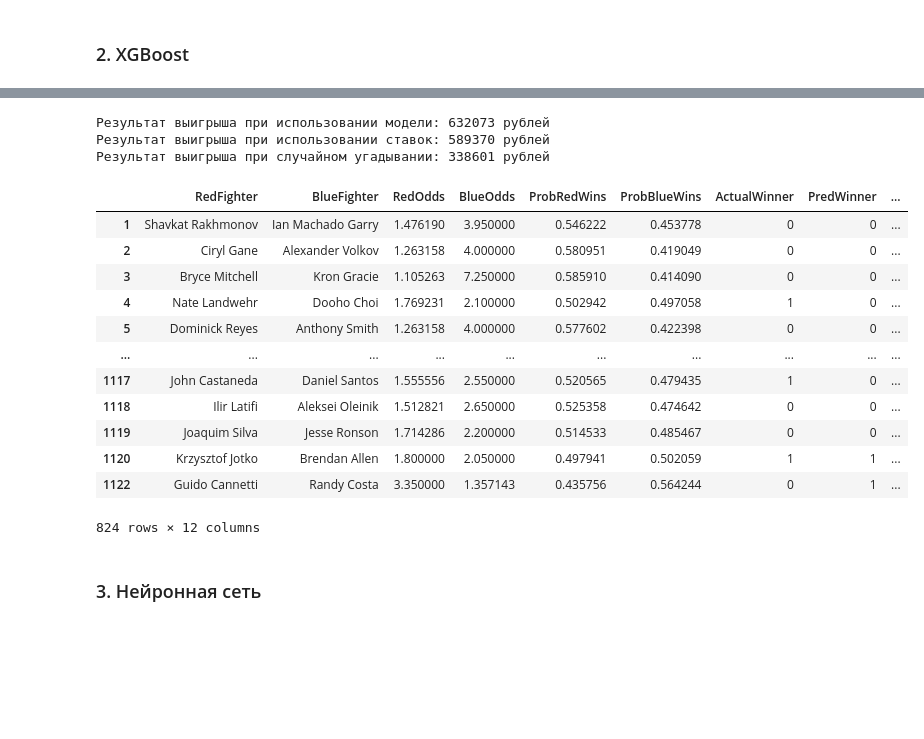
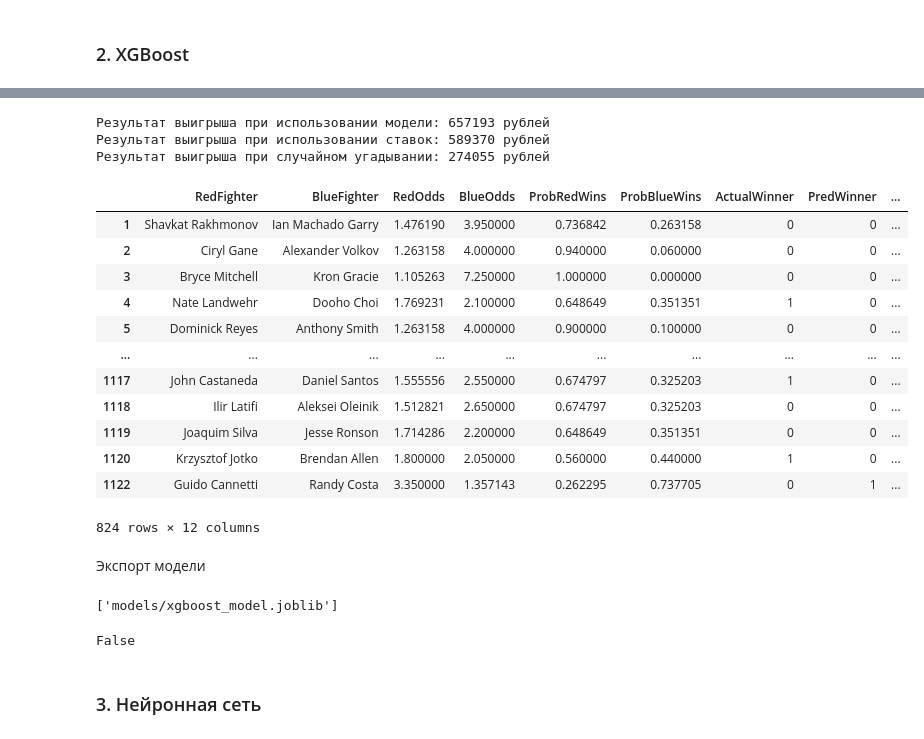
Before and after one commit to IlyaPhil/UFC-predictor, a Jupyter notebook: models.ipynb, the cells around one changed output, grey strips where cells are left out. Drawn from its saved outputs; the diff is of its cells as text; code cells hidden in the pictures; blank space fills up the shorter version.

```diff
--- a/models.ipynb
+++ b/models.ipynb
@@ -384,19 +405,27 @@ weighted avg       0.71      0.72      0.71       824
-# %%
-display_business_metrics(y_proba)
-# %% [output]
-Результат выигрыша при использовании модели: 632073 рублей
-Результат выигрыша при использовании ставок: 589370 рублей
-Результат выигрыша при случайном угадывании: 338601 рублей
-|  | RedFighter | BlueFighter | RedOdds | BlueOdds | ProbRedWins | ProbBlueWins | ActualWinner | PredWinner | ... |
-| 1 | Shavkat Rakhmonov | Ian Machado Garry | 1.476190 | 3.950000 | 0.546222 | 0.453778 | 0 | 0 | ... |
-| 2 | Ciryl Gane | Alexander Volkov | 1.263158 | 4.000000 | 0.580951 | 0.419049 | 0 | 0 | ... |
-| 3 | Bryce Mitchell | Kron Gracie | 1.105263 | 7.250000 | 0.585910 | 0.414090 | 0 | 0 | ... |
-| 4 | Nate Landwehr | Dooho Choi | 1.769231 | 2.100000 | 0.502942 | 0.497058 | 1 | 0 | ... |
-| 5 | Dominick Reyes | Anthony Smith | 1.263158 | 4.000000 | 0.577602 | 0.422398 | 0 | 0 | ... |
-| ... | ... | ... | ... | ... | ... | ... | ... | ... | ... |
-| 1117 | John Castaneda | Daniel Santos | 1.555556 | 2.550000 | 0.520565 | 0.479435 | 1 | 0 | ... |
-| 1118 | Ilir Latifi | Aleksei Oleinik | 1.512821 | 2.650000 | 0.525358 | 0.474642 | 0 | 0 | ... |
-| 1119 | Joaquim Silva | Jesse Ronson | 1.714286 | 2.200000 | 0.514533 | 0.485467 | 0 | 0 | ... |
-| 1120 | Krzysztof Jotko | Brendan Allen | 1.800000 | 2.050000 | 0.497941 | 0.502059 | 1 | 1 | ... |
-| 1122 | Guido Cannetti | Randy Costa | 3.350000 | 1.357143 | 0.435756 | 0.564244 | 0 | 1 | ... |
-824 rows × 12 columns
+# %%
+# display_business_metrics(y_proba)
+display_business_metrics(xgboost_calibrated['proba'])
+# %% [output]
+Результат выигрыша при использовании модели: 657193 рублей
+Результат выигрыша при использовании ставок: 589370 рублей
+Результат выигрыша при случайном угадывании: 274055 рублей
+|  | RedFighter | BlueFighter | RedOdds | BlueOdds | ProbRedWins | ProbBlueWins | ActualWinner | PredWinner | ... |
+| 1 | Shavkat Rakhmonov | Ian Machado Garry | 1.476190 | 3.950000 | 0.736842 | 0.263158 | 0 | 0 | ... |
+| 2 | Ciryl Gane | Alexander Volkov | 1.263158 | 4.000000 | 0.940000 | 0.060000 | 0 | 0 | ... |
+| 3 | Bryce Mitchell | Kron Gracie | 1.105263 | 7.250000 | 1.000000 | 0.000000 | 0 | 0 | ... |
+| 4 | Nate Landwehr | Dooho Choi | 1.769231 | 2.100000 | 0.648649 | 0.351351 | 1 | 0 | ... |
+| 5 | Dominick Reyes | Anthony Smith | 1.263158 | 4.000000 | 0.900000 | 0.100000 | 0 | 0 | ... |
+| ... | ... | ... | ... | ... | ... | ... | ... | ... | ... |
+| 1117 | John Castaneda | Daniel Santos | 1.555556 | 2.550000 | 0.674797 | 0.325203 | 1 | 0 | ... |
+| 1118 | Ilir Latifi | Aleksei Oleinik | 1.512821 | 2.650000 | 0.674797 | 0.325203 | 0 | 0 | ... |
+| 1119 | Joaquim Silva | Jesse Ronson | 1.714286 | 2.200000 | 0.648649 | 0.351351 | 0 | 0 | ... |
+| 1120 | Krzysztof Jotko | Brendan Allen | 1.800000 | 2.050000 | 0.560000 | 0.440000 | 1 | 0 | ... |
+| 1122 | Guido Cannetti | Randy Costa | 3.350000 | 1.357143 | 0.262295 | 0.737705 | 0 | 1 | ... |
+824 rows × 12 columns
+# %% [markdown]
+Экспорт модели
+# %%
+# joblib.dump(models['XGBoost'][0], 'models/xgboost_model.joblib')
+joblib.dump(xgboost_calibrated['model'], 'models/xgboost_model.joblib')
+# %% [output]
+['models/xgboost_model.joblib']
@@ -403,3 +434,8 @@ display_business_metrics(y_proba)
+# %%
+a = pd.read_csv('api_test_data/test_event.csv', index_col='Unnamed: 0')
+'Result' in a.columns
+# %% [output]
+False
 # %% [markdown]
 ### 3. Нейронная сеть
 # %%
```
Also changed, not shown: parts of 21 cells of this notebook, 22 other files.
